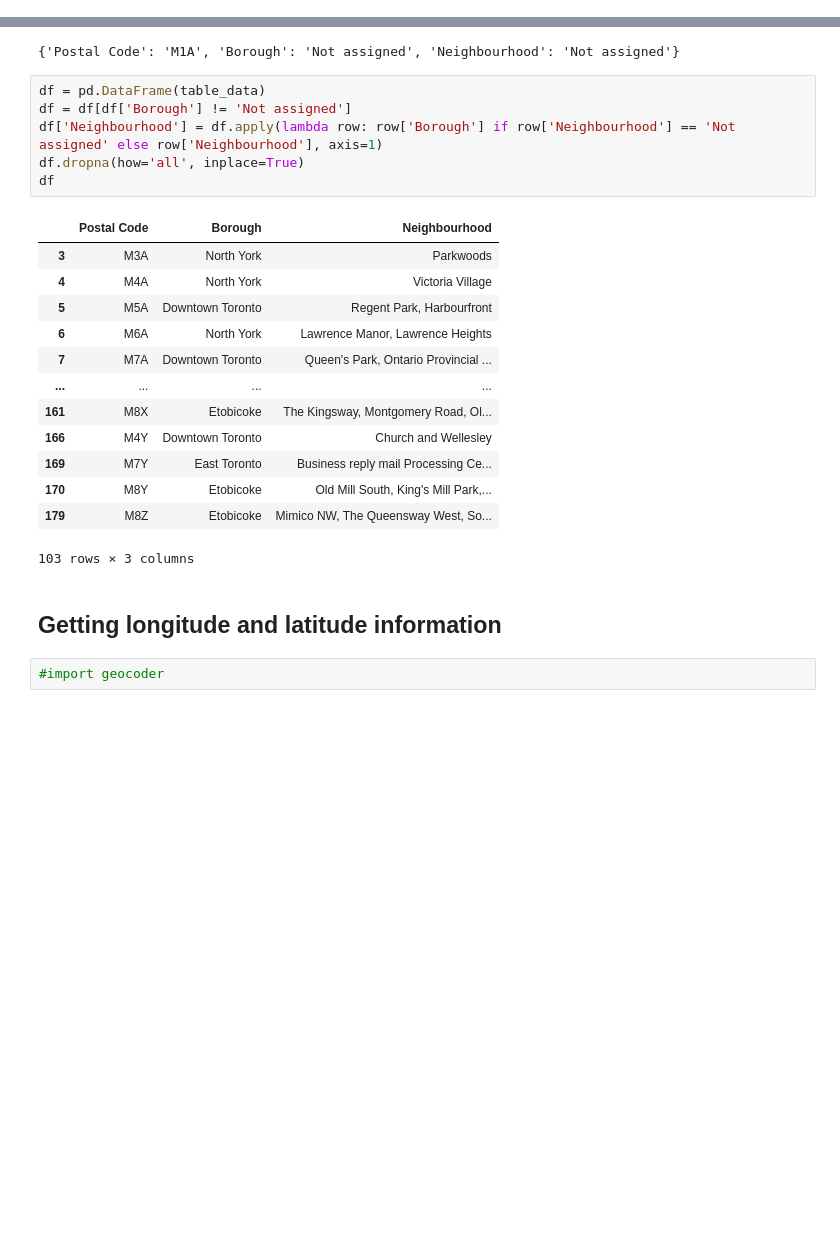
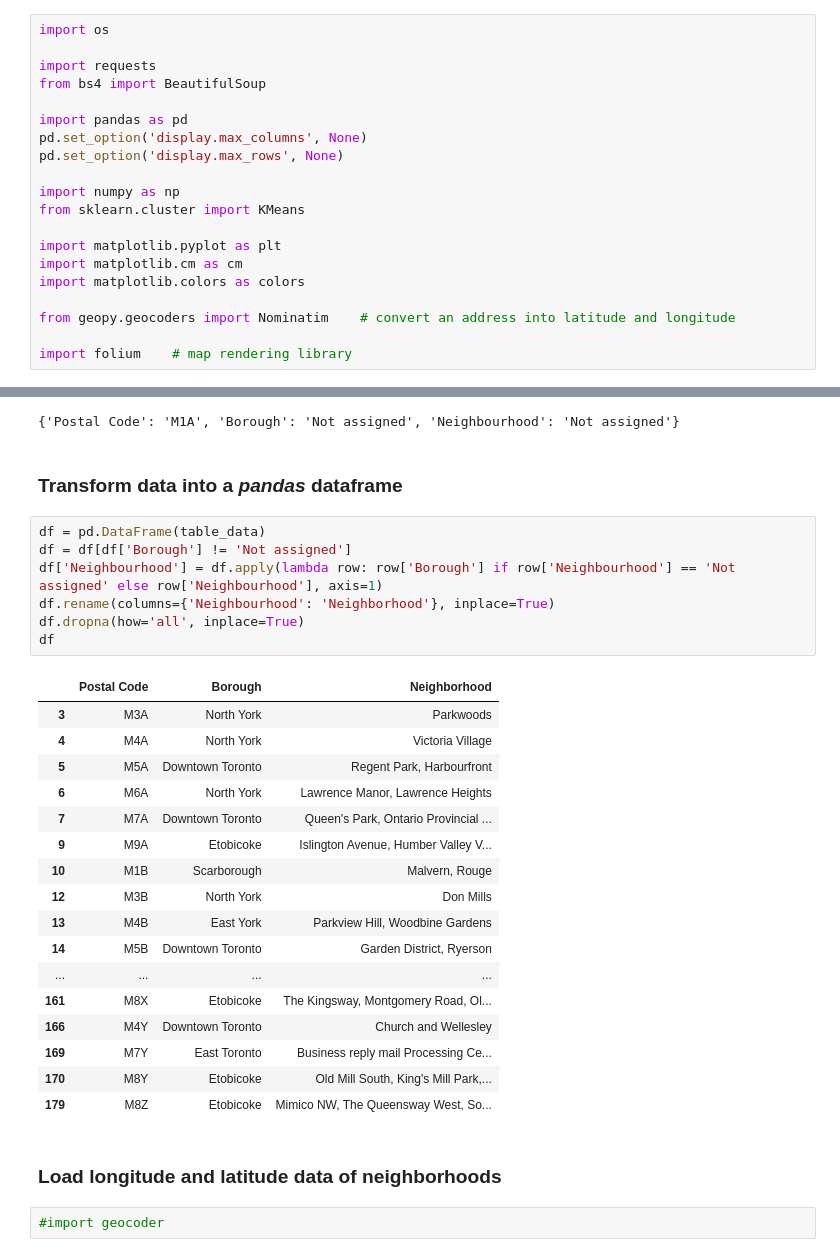
Before and after one commit to ranared/Coursera_Capstone, a Jupyter notebook: Clustering_Neighborhoods_in_Toronto.ipynb, the cells around one changed output, grey strips where cells are left out. Cells and saved outputs as stored; diff of their text form; blank space fills up the shorter version.

Commit message:
Complete Clustering Neighborhoods notebook

```diff
--- a/Clustering_Neighborhoods_in_Toronto.ipynb
+++ b/Clustering_Neighborhoods_in_Toronto.ipynb
@@ -1,2 +1,22 @@
 # %% [markdown]
 # Segmenting and Clustering Neighborhoods in Toronto
+# %%
+import os
+
+import requests
+from bs4 import BeautifulSoup
+
+import pandas as pd
+pd.set_option('display.max_columns', None)
+pd.set_option('display.max_rows', None)
+
+import numpy as np
+from sklearn.cluster import KMeans
+
+import matplotlib.pyplot as plt
+import matplotlib.cm as cm
+import matplotlib.colors as colors
+
+from geopy.geocoders import Nominatim    # convert an address into latitude and longitude
+
+import folium    # map rendering library
@@ -52,28 +69,35 @@ for tr in table.tbody.find_all("tr"):
 print(table_data[1])
 # %% [output]
 {'Postal Code': 'M1A', 'Borough': 'Not assigned', 'Neighbourhood': 'Not assigned'}
+# %% [markdown]
+### Transform data into a *pandas* dataframe
 # %%
 df = pd.DataFrame(table_data)
 df = df[df['Borough'] != 'Not assigned']
 df['Neighbourhood'] = df.apply(lambda row: row['Borough'] if row['Neighbourhood'] == 'Not assigned' else row['Neighbourhood'], axis=1)
+df.rename(columns={'Neighbourhood': 'Neighborhood'}, inplace=True)
 df.dropna(how='all', inplace=True)
 df
 # %% [output]
-|  | Postal Code | Borough | Neighbourhood |
+|  | Postal Code | Borough | Neighborhood |
 | 3 | M3A | North York | Parkwoods |
 | 4 | M4A | North York | Victoria Village |
 | 5 | M5A | Downtown Toronto | Regent Park, Harbourfront |
 | 6 | M6A | North York | Lawrence Manor, Lawrence Heights |
 | 7 | M7A | Downtown Toronto | Queen's Park, Ontario Provincial ... |
+| 9 | M9A | Etobicoke | Islington Avenue, Humber Valley V... |
+| 10 | M1B | Scarborough | Malvern, Rouge |
+| 12 | M3B | North York | Don Mills |
+| 13 | M4B | East York | Parkview Hill, Woodbine Gardens |
+| 14 | M5B | Downtown Toronto | Garden District, Ryerson |
 | ... | ... | ... | ... |
 | 161 | M8X | Etobicoke | The Kingsway, Montgomery Road, Ol... |
 | 166 | M4Y | Downtown Toronto | Church and Wellesley |
 | 169 | M7Y | East Toronto | Business reply mail Processing Ce... |
 | 170 | M8Y | Etobicoke | Old Mill South, King's Mill Park,... |
 | 179 | M8Z | Etobicoke | Mimico NW, The Queensway West, So... |
-103 rows × 3 columns
 # %% [markdown]
-## Getting longitude and latitude information
+### Load longitude and latitude data of neighborhoods
 # %%
 #import geocoder
 # %%
```
Also changed, not shown: parts of 69 cells of this notebook, 1 other file.
